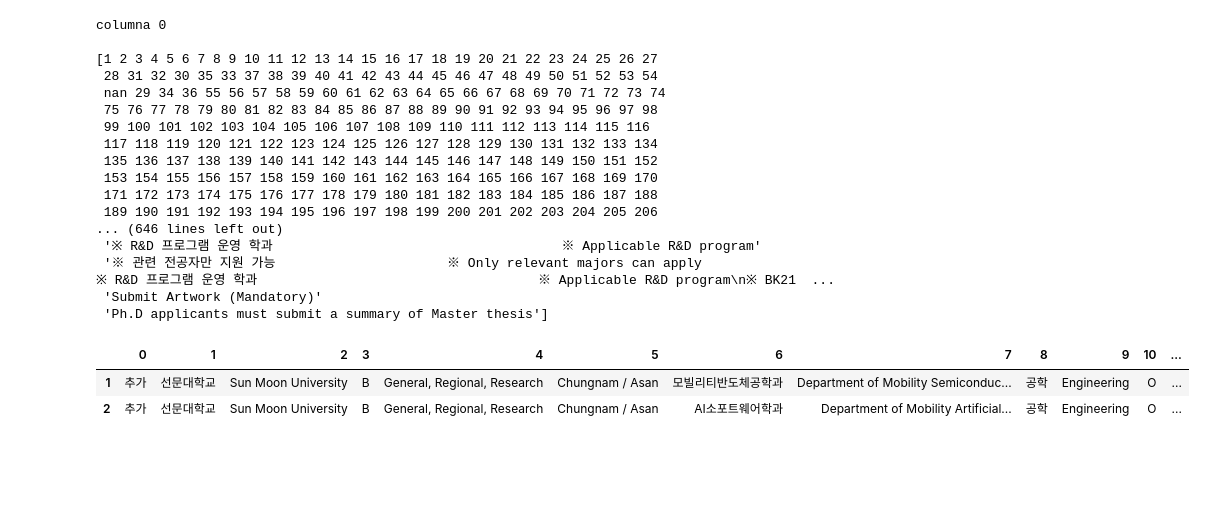
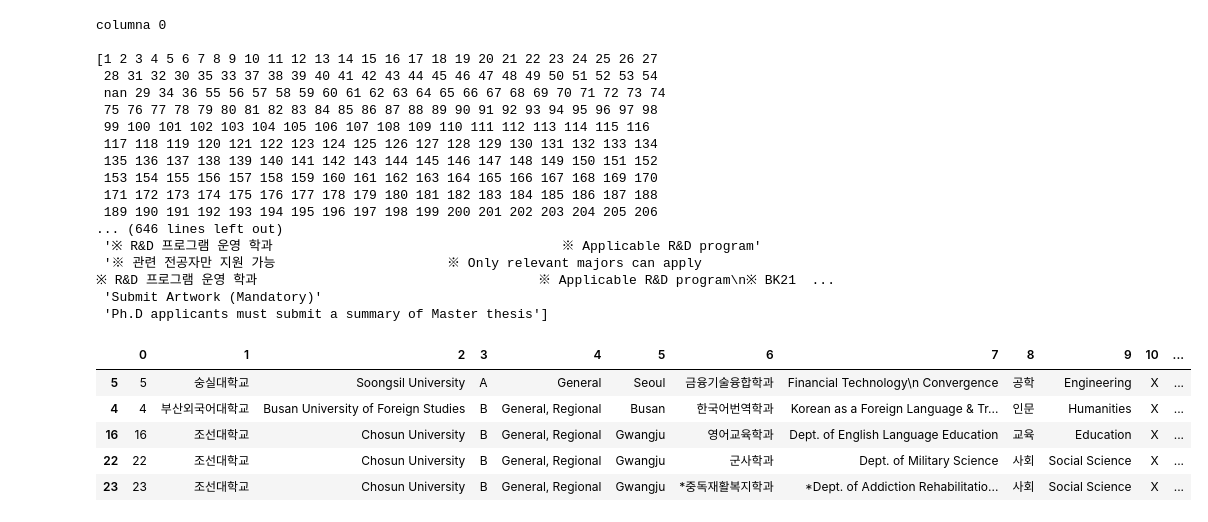
Before and after one commit to JASorianoHernandez/gks24_UniversityDataInformationProject, a Jupyter notebook: GKS24_Univeristies_DataInformation.ipynb, the cells around one changed output. Saved outputs shown, nothing was run; the diff lists cells and outputs as text; code cells hidden in the pictures; blank space fills up the shorter version.

Commit message:
Data cleaning
Changes in data cleaning excluding non master and doctoral options

```diff
--- a/GKS24_Univeristies_DataInformation.ipynb
+++ b/GKS24_Univeristies_DataInformation.ipynb
@@ -361,9 +198,17 @@ columna 0
  'Submit Artwork (Mandatory)'
  'Ph.D applicants must submit a summary of Master thesis']
 # %%
-result = df_concat.loc[(df_concat[0] == '추가')]
-result.head()
+## Column 0
+##df_concat = df_concat.loc[(df_concat[0] == '추가')]
+##df_concat.head()
-# %% [output]
-|  | 0 | 1 | 2 | 3 | 4 | 5 | 6 | 7 | 8 | 9 | 10 | ... |
-| 1 | 추가 | 선문대학교 | Sun Moon University | B | General, Regional, Research | Chungnam / Asan | 모빌리티반도체공학과 | Department of Mobility Semiconduc... | 공학 | Engineering | O | ... |
-| 2 | 추가 | 선문대학교 | Sun Moon University | B | General, Regional, Research | Chungnam / Asan | AI소포트웨어학과 | Department of Mobility Artificial... | 공학 | Engineering | O | ... |
+# %%
+## Column 10
+no_master = df_concat.loc[(df_concat[10] == 'X') & ( (df_concat[14] != 'O') | (df_concat[14] != '○') )  & ( (df_concat[10] != 'X') | (df_concat[14] != 'X') ) ]
+no_master.head()
+# %% [output]
+|  | 0 | 1 | 2 | 3 | 4 | 5 | 6 | 7 | 8 | 9 | 10 | ... |
+| 5 | 5 | 숭실대학교 | Soongsil University | A | General | Seoul | 금융기술융합학과 | Financial Technology\n Convergence | 공학 | Engineering | X | ... |
+| 4 | 4 | 부산외국어대학교 | Busan University of Foreign Studies | B | General, Regional | Busan | 한국어번역학과 | Korean as a Foreign Language & Tr... | 인문 | Humanities | X | ... |
+| 16 | 16 | 조선대학교 | Chosun University | B | General, Regional | Gwangju | 영어교육학과 | Dept. of English Language Education | 교육 | Education | X | ... |
+| 22 | 22 | 조선대학교 | Chosun University | B | General, Regional | Gwangju | 군사학과 | Dept. of Military Science | 사회 | Social Science | X | ... |
+| 23 | 23 | 조선대학교 | Chosun University | B | General, Regional | Gwangju | *중독재활복지학과 | *Dept. of Addiction Rehabilitatio... | 사회 | Social Science | X | ... |
```
Also changed, not shown: parts of 33 cells of this notebook.
